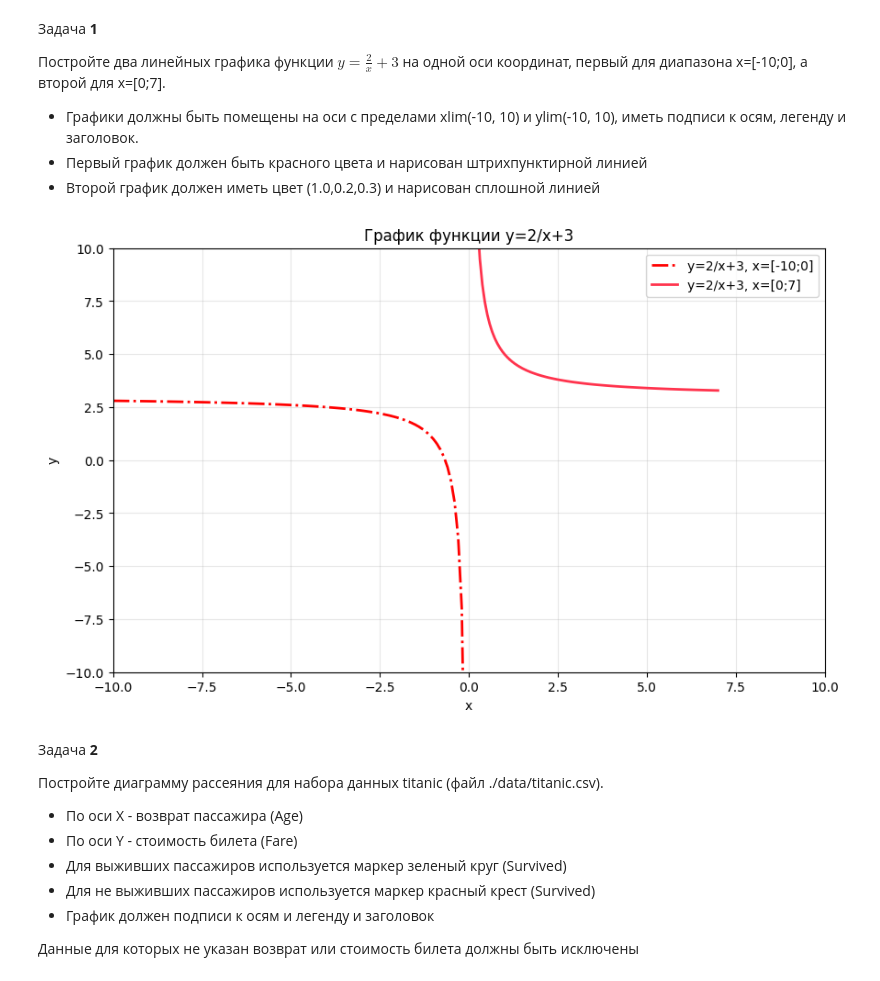
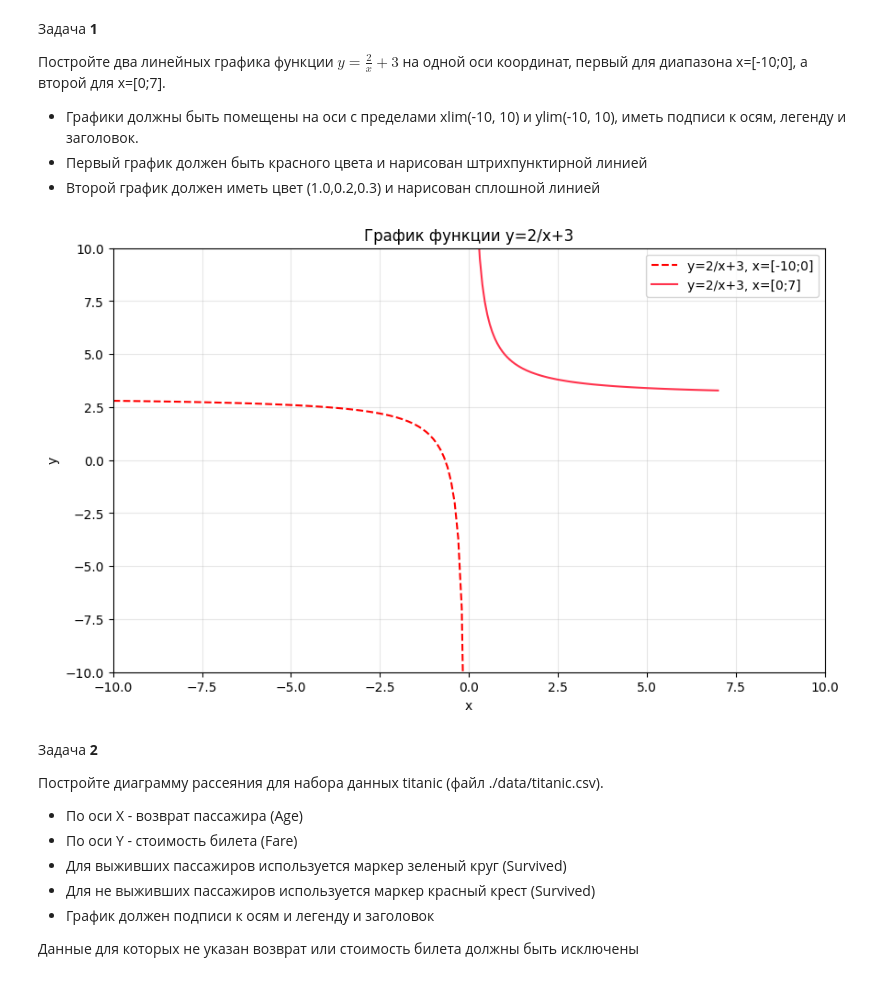
Before and after one commit to Nickshoc/dap-2024, a Jupyter notebook: les05/rep.ipynb, the cells around one changed output. Cells and saved outputs as stored; diff of their text form; code cells hidden in the pictures.

```diff
--- a/les05/rep.ipynb
+++ b/les05/rep.ipynb
@@ -26,24 +26,24 @@ Matplotlib version: 3.10.0
 # %%
 # Ваш код здесь
 x1 = np.linspace(-10, -0.1, 100)
 y1 = 2/x1 + 3
 
 x2 = np.linspace(0.1, 7, 100)
 y2 = 2/x2 + 3
 
 plt.figure(figsize=(10, 6))
-plt.plot(x1, y1, 'r-.', label='y=2/x+3, x=[-10;0]', linewidth=2)
-plt.plot(x2, y2, color=(1.0, 0.2, 0.3), label='y=2/x+3, x=[0;7]', linewidth=2)
+plt.plot(x1, y1, color ='red', label='y=2/x+3, x=[-10;0]', linestyle = "--")
+plt.plot(x2, y2, color=(1.0, 0.2, 0.3), label='y=2/x+3, x=[0;7]', linestyle = "-")
 plt.xlim(-10, 10)
 plt.ylim(-10, 10)
 plt.xlabel('x')
 plt.ylabel('y')
 plt.title('График функции y=2/x+3')
 plt.legend()
 plt.grid(True, alpha=0.3)
 plt.show()
 # %% [output]
-[figure, old version]
+[figure, new version]
 # %% [markdown]
 Задача **2**
 
```
